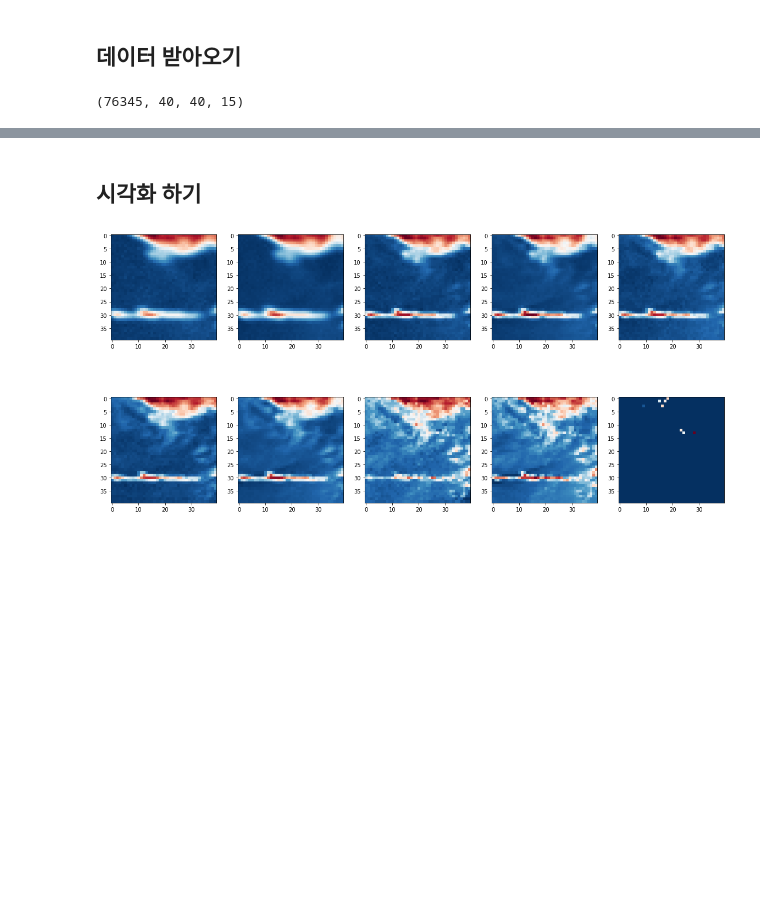
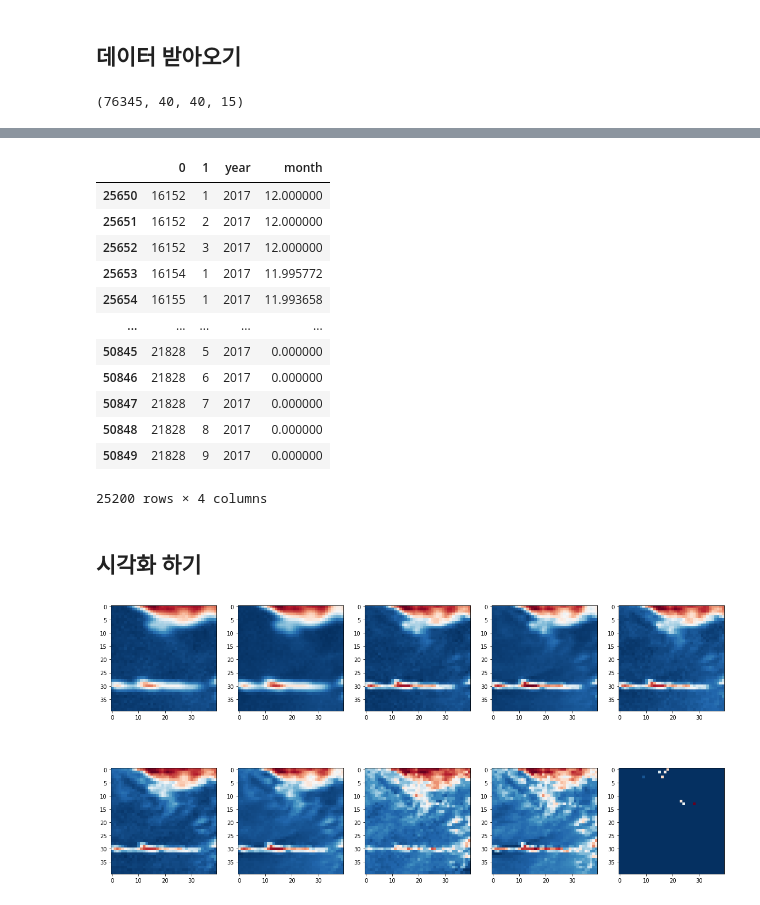
Before and after one commit to deagwon97/dacon-satellite-precipitation, a Jupyter notebook: Dacon_satellite_EDA.ipynb, the cells around one changed output, grey strips where cells are left out. Drawn from its saved outputs; the diff is of its cells as text; code cells hidden in the pictures; blank space fills up the shorter version.

```diff
--- a/Dacon_satellite_EDA.ipynb
+++ b/Dacon_satellite_EDA.ipynb
@@ -49,0 +90,10 @@ tf.random.set_seed(7)
+# %%
+train_orbit['year'] = 0
+train_orbit.loc[train_orbit[0]<=16152,'year'] = 2016
+train_orbit.loc[(16152 <= train_orbit[0]) & (train_orbit[0] <= 21828), 'year'] = 2017
+train_orbit.loc[(21828 < train_orbit[0]) & (train_orbit[0] <= 27509), 'year'] = 2018
+# %%
+train_orbit['month'] = 0
+train_orbit.loc[train_orbit.loc[:,'year'] == 2016,'month'] = ((21828 - train_orbit.loc[train_orbit.loc[:,'year'] == 2017,0])/(16152 - 010462) * 12)
+train_orbit.loc[train_orbit.loc[:,'year'] == 2017,'month'] = ((21828 - train_orbit.loc[train_orbit.loc[:,'year'] == 2017,0])/(21828 - 16152) * 12)
+train_orbit['month'].astype(np.round(1))
@@ -50,3 +113,19 @@ tf.random.set_seed(7)
+# %%
+train_orbit[train_orbit.loc[:,'year'] == 2017]
+# %% [output]
+|  | 0 | 1 | year | month |
+| 25650 | 16152 | 1 | 2017 | 12.000000 |
+| 25651 | 16152 | 2 | 2017 | 12.000000 |
+| 25652 | 16152 | 3 | 2017 | 12.000000 |
+| 25653 | 16154 | 1 | 2017 | 11.995772 |
+| 25654 | 16155 | 1 | 2017 | 11.993658 |
+| ... | ... | ... | ... | ... |
+| 50845 | 21828 | 5 | 2017 | 0.000000 |
+| 50846 | 21828 | 6 | 2017 | 0.000000 |
+| 50847 | 21828 | 7 | 2017 | 0.000000 |
+| 50848 | 21828 | 8 | 2017 | 0.000000 |
+| 50849 | 21828 | 9 | 2017 | 0.000000 |
+25200 rows × 4 columns
 # %% [markdown]
 ## 시각화 하기
 # %%
```
Also changed, not shown: parts of 8 cells of this notebook.
